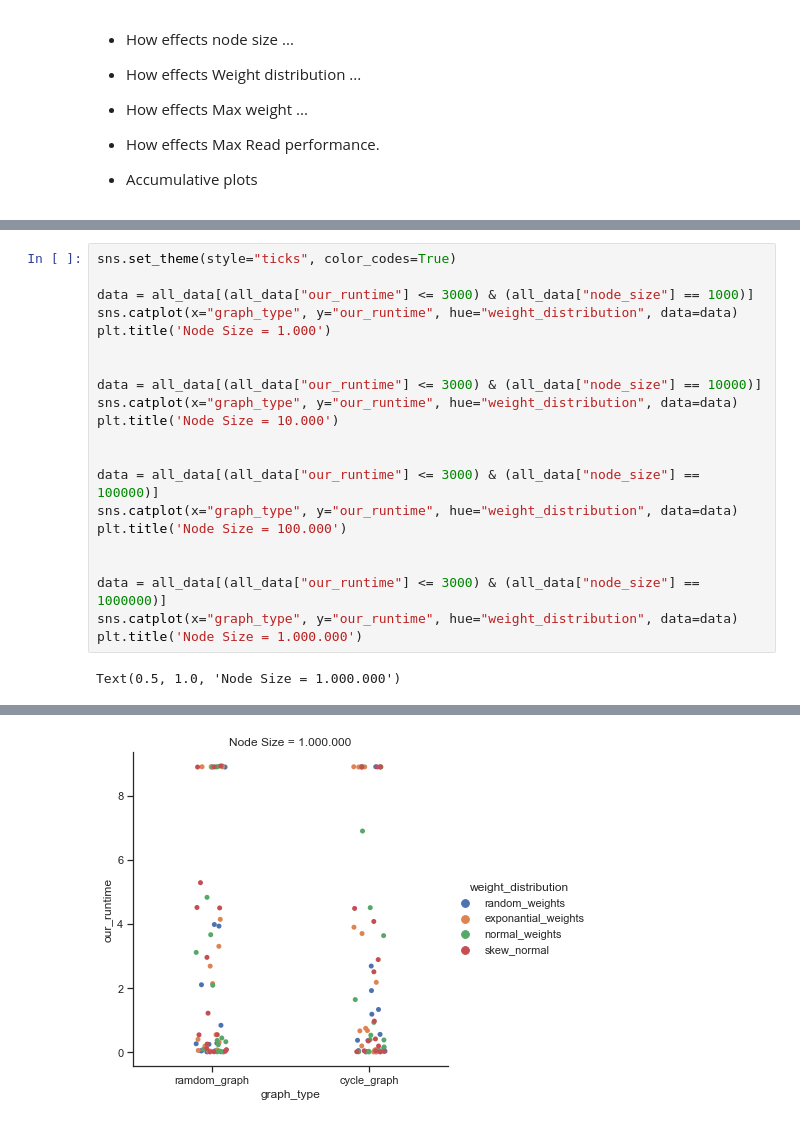
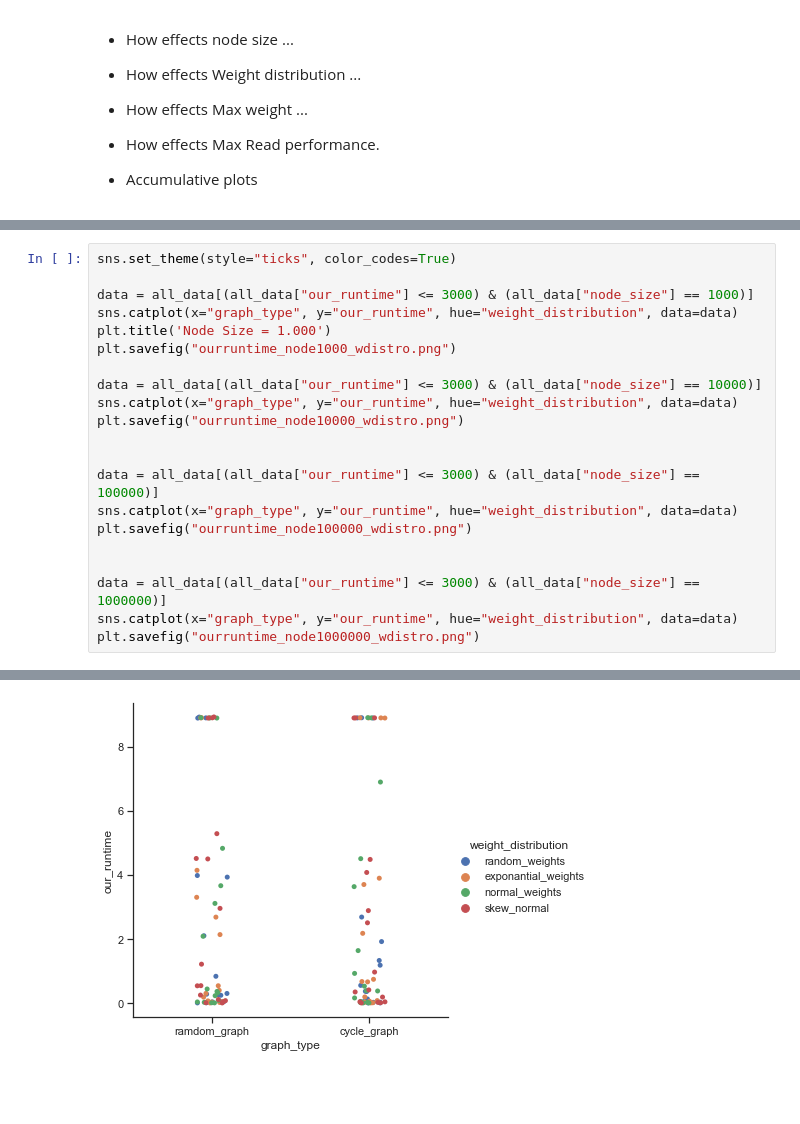
Before and after one commit to Skantz/tsp, a Jupyter notebook: mst/performance_plots.ipynb, the cells around one changed output, grey strips where cells are left out. Cells and saved outputs as stored; diff of their text form; blank space fills up the shorter version.

```diff
--- a/mst/performance_plots.ipynb
+++ b/mst/performance_plots.ipynb
@@ -75,20 +77,19 @@ sns.set_theme(style="ticks", color_codes=True)
 data = all_data[(all_data["our_runtime"] <= 3000) & (all_data["node_size"] == 1000)]
 sns.catplot(x="graph_type", y="our_runtime", hue="weight_distribution", data=data)
 plt.title('Node Size = 1.000')
-
+plt.savefig("ourruntime_node1000_wdistro.png")
 
 data = all_data[(all_data["our_runtime"] <= 3000) & (all_data["node_size"] == 10000)]
 sns.catplot(x="graph_type", y="our_runtime", hue="weight_distribution", data=data)
-plt.title('Node Size = 10.000')
+plt.savefig("ourruntime_node10000_wdistro.png")
 
 
 data = all_data[(all_data["our_runtime"] <= 3000) & (all_data["node_size"] == 100000)]
 sns.catplot(x="graph_type", y="our_runtime", hue="weight_distribution", data=data)
-plt.title('Node Size = 100.000')
+plt.savefig("ourruntime_node100000_wdistro.png")
 
 
 data = all_data[(all_data["our_runtime"] <= 3000) & (all_data["node_size"] == 1000000)]
 sns.catplot(x="graph_type", y="our_runtime", hue="weight_distribution", data=data)
-plt.title('Node Size = 1.000.000')
+plt.savefig("ourruntime_node1000000_wdistro.png")
 # %% [output]
-Text(0.5, 1.0, 'Node Size = 1.000.000')
@@ -98,4 +99,4 @@ Text(0.5, 1.0, 'Node Size = 1.000.000')
-[figure, old version]
+[figure, new version]
 # %%
 sns.set_theme(style="ticks", color_codes=True)
 
```
Also changed, not shown: parts of 3 cells of this notebook.
